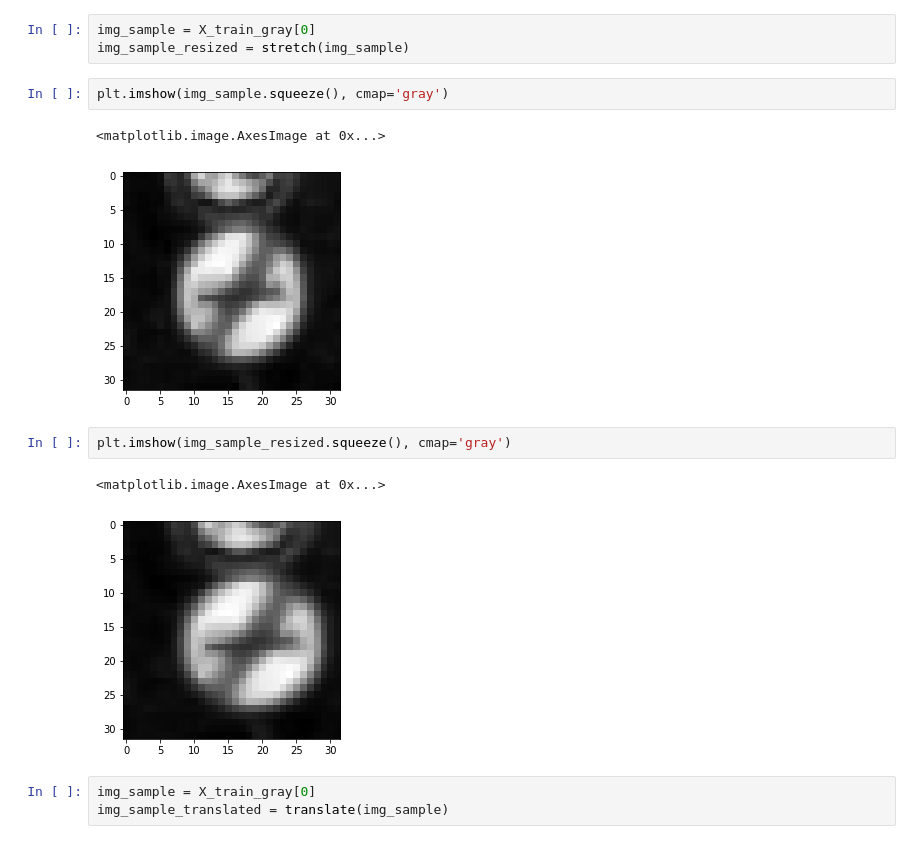
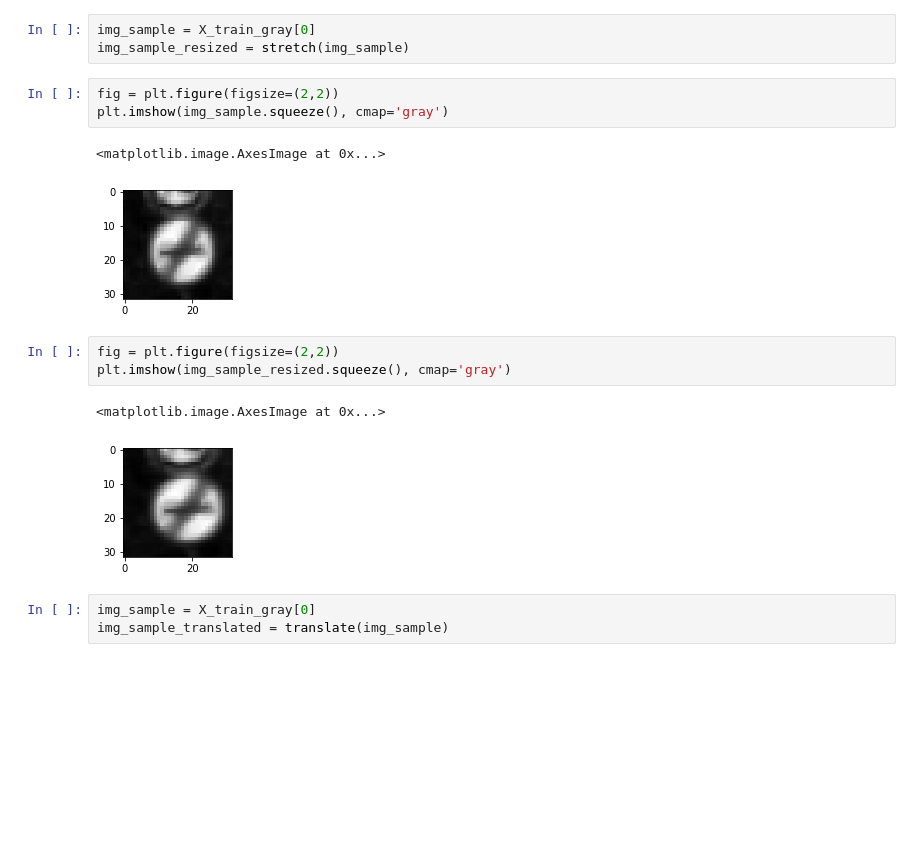
Before and after one commit to bejjani/udacityCarND, a Jupyter notebook: CarND-Traffic-Sign-Classifier-Project/Traffic_Sign_Classifier.ipynb, the cells around one changed output. Cells and saved outputs as stored; diff of their text form; blank space fills up the shorter version.

```diff
--- a/CarND-Traffic-Sign-Classifier-Project/Traffic_Sign_Classifier.ipynb
+++ b/CarND-Traffic-Sign-Classifier-Project/Traffic_Sign_Classifier.ipynb
@@ -334,15 +328,17 @@ def translate(X, tx=1, ty=1):
 img_sample = X_train_gray[0]
 img_sample_resized = stretch(img_sample)
 # %%
+fig = plt.figure(figsize=(2,2))
 plt.imshow(img_sample.squeeze(), cmap='gray')
 # %% [output]
 <matplotlib.image.AxesImage at 0x...>
-[figure, old version]
+[figure, new version]
 # %%
+fig = plt.figure(figsize=(2,2))
 plt.imshow(img_sample_resized.squeeze(), cmap='gray')
 # %% [output]
 <matplotlib.image.AxesImage at 0x...>
-[figure, old version]
+[figure, new version]
 # %%
 img_sample = X_train_gray[0]
 img_sample_translated = translate(img_sample)
```
Also changed, not shown: parts of 22 cells of this notebook.
